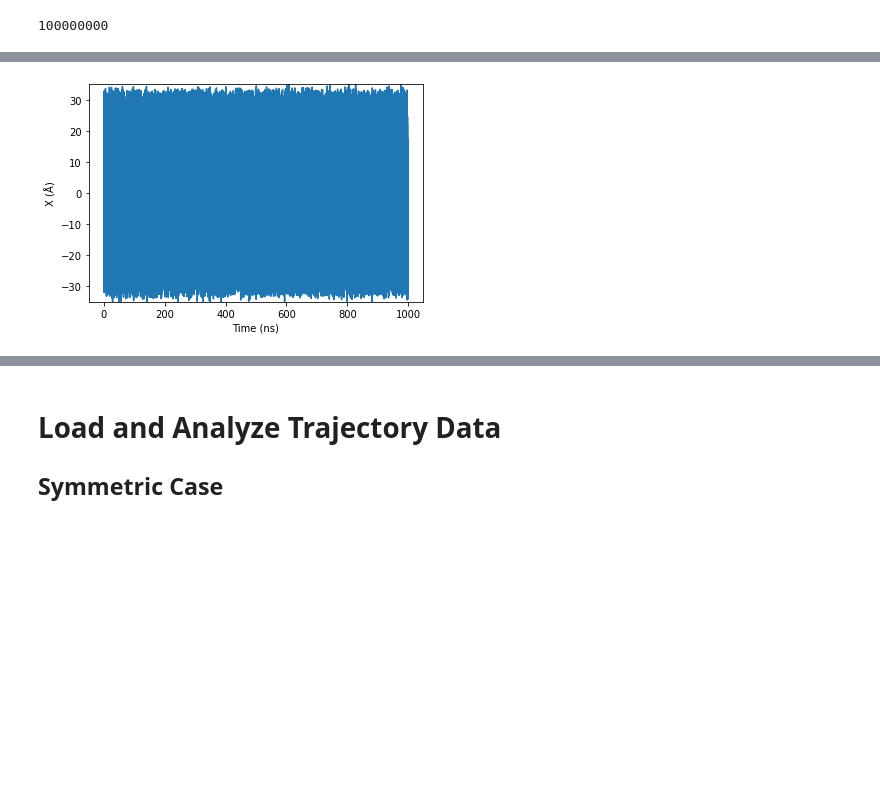
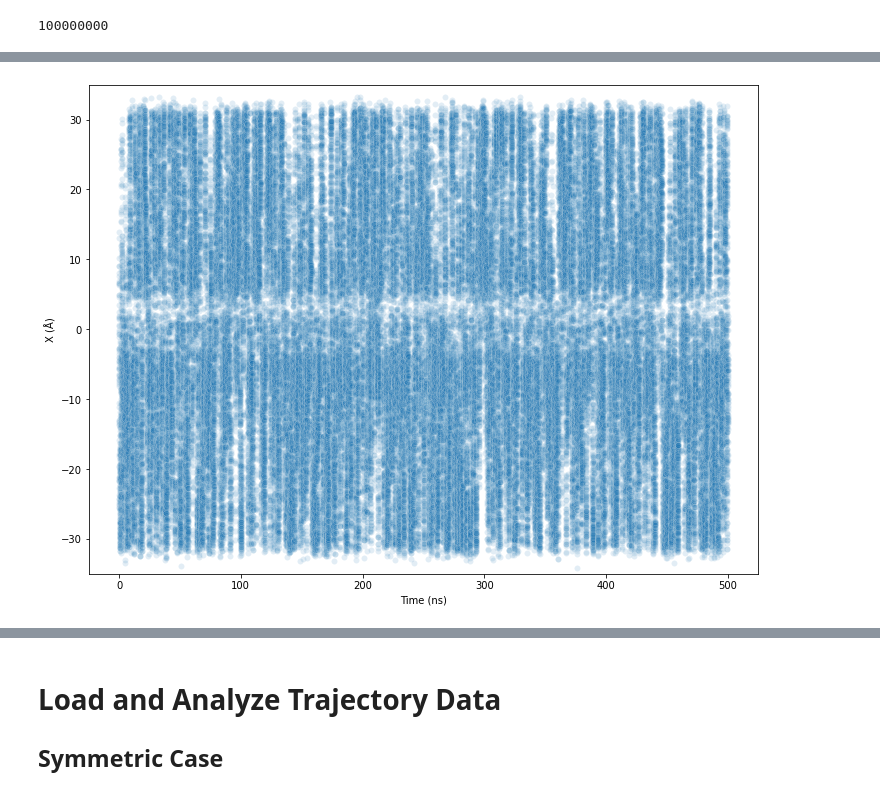
Before and after one commit to wesleymsmith/Milestone_Error_Analysis_Testing, a Jupyter notebook: Milestone_Polynomial_Model_Test.ipynb, the cells around one changed output, grey strips where cells are left out. Saved outputs shown, nothing was run; the diff lists cells and outputs as text; code cells hidden in the pictures; blank space fills up the shorter version.

```diff
--- a/Milestone_Polynomial_Model_Test.ipynb
+++ b/Milestone_Polynomial_Model_Test.ipynb
@@ -226,0 +1222,4 @@ trajTable.to_csv('symmetric_case.raw_trajectory_data.csv')
+# %%
+symmData=pd.read_csv("symmetric_case.raw_trajectory_data.csv")
+symmData=symmData.drop(columns=symmData.columns[0])
+symmData.head()
@@ -226,0 +1296,28 @@ trajTable.to_csv('symmetric_case.raw_trajectory_data.csv')
+# %%
+nTimeBlocks=5
+timeBlockSize=symmData.Time.max()/nTimeBlocks
+symmData['TimeBlock']=pd.Series(symmData['Time']/timeBlockSize,dtype=int)
+symmData.head()
+dt=bd_Sim.parameter_dict['timestep']*bd_Sim.parameter_dict['trajectorySnapshotRate']/1E6
+timeBlock_dt=dt*timeBlockSize
+fig,axs=plt.subplots(1,1)
+fig.set_figheight(9)
+fig.set_figwidth(12)
+for iTimeBlock in tqdm.tqdm_notebook(np.arange(nTimeBlocks)):
+    timeBlockGroupName=iTimeBlock
+    timeBlockGroupData=symmData.query('TimeBlock <= {blockID}'.format(blockID=iTimeBlock))
+    plotLabel='{tStart:g}ns_{tEnd:g}'.format(
+        tStart=int(timeBlockGroupName*timeBlock_dt),
+        tEnd=int((timeBlockGroupName+1)*timeBlock_dt))
+    timeBlock_pmf_vec=timeBlockGroupData[['X_Ind','Time']].groupby('X_Ind').count()['Time'].to_numpy()
+    timeBlock_xgrid=timeBlockGroupData[['X_Ind','Time']].groupby('X_Ind').count()['Time'].index
+    timeBlock_pmf_vec=timeBlock_pmf_vec/np.sum(timeBlock_pmf_vec)
+    timeBlock_pmf_vec=-kbT*np.log(timeBlock_pmf_vec/np.min(timeBlock_pmf_vec))
+    sns.lineplot(
+        x=timeBlock_xgrid,
+        y=timeBlock_pmf_vec,
+        label=plotLabel,
+        ax=axs
+    )
+plt.ylim(-4,4)
+plt.show()
@@ -260,6 +1361,7 @@ bd_Sim2.set_parameters(dict(
     vmax=100.0,
     trajectorySnapshotRate=1000,
     verbose=True,
+    timestep=.5
 ))
 bd_Sim2.set_x0(-25.)
 # %%
@@ -293,14 +1396,19 @@ trajData2
 # %%
-sns.lineplot(
-    x=np.arange(len(trajData2['trajectory']))*.01,
-    y=trajData2['trajectory']
+fig,axs=plt.subplots(1,1)
+fig.set_figwidth(12)
+fig.set_figheight(9)
+sns.scatterplot(
+    x=np.arange(len(trajData2['trajectory']))*.005,
+    y=trajData2['trajectory'],
+    alpha=.125,
+    ax=axs
 )
 plt.ylabel('X (Å)')
 plt.xlabel('Time (ns)')
 plt.ylim(-35,35)
 plt.show()
 # %% [output]
-[figure, old version]
+[figure, new version]
 # %%
 plt.hist(
     x=trajData2['trajectory'],
```
Also changed, not shown: parts of 86 cells of this notebook, 6 other files.
